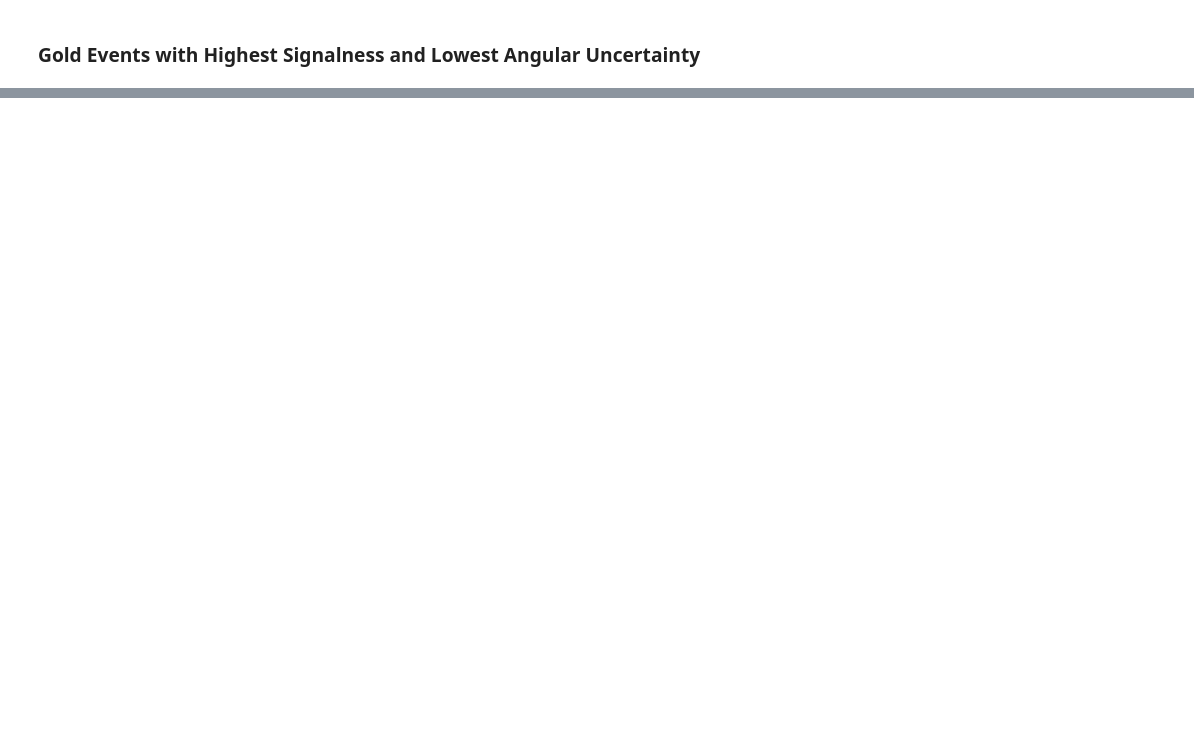
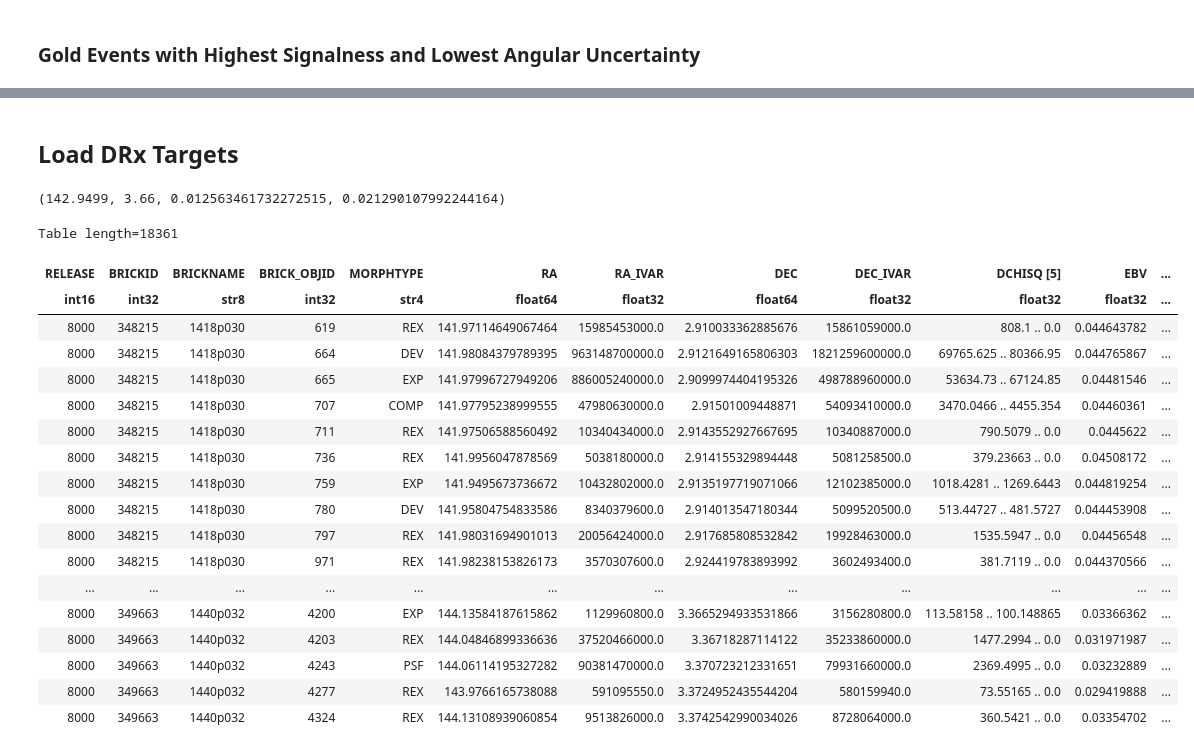
Before and after one commit to desihub/timedomain, a Jupyter notebook: nutarget/amon_icecube_astrotrack.ipynb, the cells around one changed output, grey strips where cells are left out. Drawn from its saved outputs; the diff is of its cells as text; code cells hidden in the pictures; blank space fills up the shorter version.

```diff
--- a/nutarget/amon_icecube_astrotrack.ipynb
+++ b/nutarget/amon_icecube_astrotrack.ipynb
@@ -299 +289,46 @@ The interval between meridians is 45 deg 0.00'.
 [figure]
+# %% [markdown]
+## Load DRx Targets
+# %%
+nside = 1024
+
+event = revtab[revtab['EVENTID']=='134191_17593623']
+run_c = event['RUNID'][0]
+evt_c = event['EVENT'][0]
+ra_c = event['RA'][0]
+dec_c = event['DEC'][0]
+vec_c = hp.ang2vec(ra_c, dec_c, lonlat=True)
+err50_c = event['ERR50'].to('radian').value[0]
+err90_c = event['ERR90'].to('radian').value[0]
+
+pix90 = hp.query_disc(nside, vec=vec_c, radius=err90_c, nest=True)
+# %%
+# Load sample of resolved DR8 target catalog using HEALPixels in the 90% C.I.
+hpdirname = '/global/project/projectdirs/desi/target/catalogs/dr8/0.42.0/targets/main/resolve/dark'
+targ90 = Table(read_targets_in_hp(hpdirname, nside=nside, pixlist=pix90))
+# %%
+ra_c, dec_c, err50_c, err90_c
+# %% [output]
+(142.9499, 3.66, 0.012563461732272515, 0.021290107992244164)
+# %%
+targ90
+# %% [output]
+Table length=18361
+| RELEASE | BRICKID | BRICKNAME | BRICK_OBJID | MORPHTYPE | RA | RA_IVAR | DEC | DEC_IVAR | DCHISQ [5] | EBV | ... |
+| int16 | int32 | str8 | int32 | str4 | float64 | float32 | float64 | float32 | float32 | float32 | ... |
+| 8000 | 348215 | 1418p030 | 619 | REX | 141.97114649067464 | 15985453000.0 | 2.910033362885676 | 15861059000.0 | 808.1 .. 0.0 | 0.044643782 | ... |
+| 8000 | 348215 | 1418p030 | 664 | DEV | 141.98084379789395 | 963148700000.0 | 2.9121649165806303 | 1821259600000.0 | 69765.625 .. 80366.95 | 0.044765867 | ... |
+| 8000 | 348215 | 1418p030 | 665 | EXP | 141.97996727949206 | 886005240000.0 | 2.9099974404195326 | 498788960000.0 | 53634.73 .. 67124.85 | 0.04481546 | ... |
+| 8000 | 348215 | 1418p030 | 707 | COMP | 141.97795238999555 | 47980630000.0 | 2.91501009448871 | 54093410000.0 | 3470.0466 .. 4455.354 | 0.04460361 | ... |
+| 8000 | 348215 | 1418p030 | 711 | REX | 141.97506588560492 | 10340434000.0 | 2.9143552927667695 | 10340887000.0 | 790.5079 .. 0.0 | 0.0445622 | ... |
+| 8000 | 348215 | 1418p030 | 736 | REX | 141.9956047878569 | 5038180000.0 | 2.914155329894448 | 5081258500.0 | 379.23663 .. 0.0 | 0.04508172 | ... |
+| 8000 | 348215 | 1418p030 | 759 | EXP | 141.9495673736672 | 10432802000.0 | 2.9135197719071066 | 12102385000.0 | 1018.4281 .. 1269.6443 | 0.044819254 | ... |
+| 8000 | 348215 | 1418p030 | 780 | DEV | 141.95804754833586 | 8340379600.0 | 2.914013547180344 | 5099520500.0 | 513.44727 .. 481.5727 | 0.044453908 | ... |
+| 8000 | 348215 | 1418p030 | 797 | REX | 141.98031694901013 | 20056424000.0 | 2.917685808532842 | 19928463000.0 | 1535.5947 .. 0.0 | 0.04456548 | ... |
+| 8000 | 348215 | 1418p030 | 971 | REX | 141.98238153826173 | 3570307600.0 | 2.924419783893992 | 3602493400.0 | 381.7119 .. 0.0 | 0.044370566 | ... |
+| ... | ... | ... | ... | ... | ... | ... | ... | ... | ... | ... | ... |
+| 8000 | 349663 | 1440p032 | 4200 | EXP | 144.13584187615862 | 1129960800.0 | 3.3665294933531866 | 3156280800.0 | 113.58158 .. 100.148865 | 0.03366362 | ... |
+| 8000 | 349663 | 1440p032 | 4203 | REX | 144.04846899336636 | 37520466000.0 | 3.36718287114122 | 35233860000.0 | 1477.2994 .. 0.0 | 0.031971987 | ... |
+| 8000 | 349663 | 1440p032 | 4243 | PSF | 144.06114195327282 | 90381470000.0 | 3.370723212331651 | 79931660000.0 | 2369.4995 .. 0.0 | 0.03232889 | ... |
+| 8000 | 349663 | 1440p032 | 4277 | REX | 143.9766165738088 | 591095550.0 | 3.3724952435544204 | 580159940.0 | 73.55165 .. 0.0 | 0.029419888 | ... |
+| 8000 | 349663 | 1440p032 | 4324 | REX | 144.13108939060854 | 9513826000.0 | 3.3742542990034026 | 8728064000.0 | 360.5421 .. 0.0 | 0.03354702 | ... |
```
Also changed, not shown: parts of 8 cells of this notebook.
